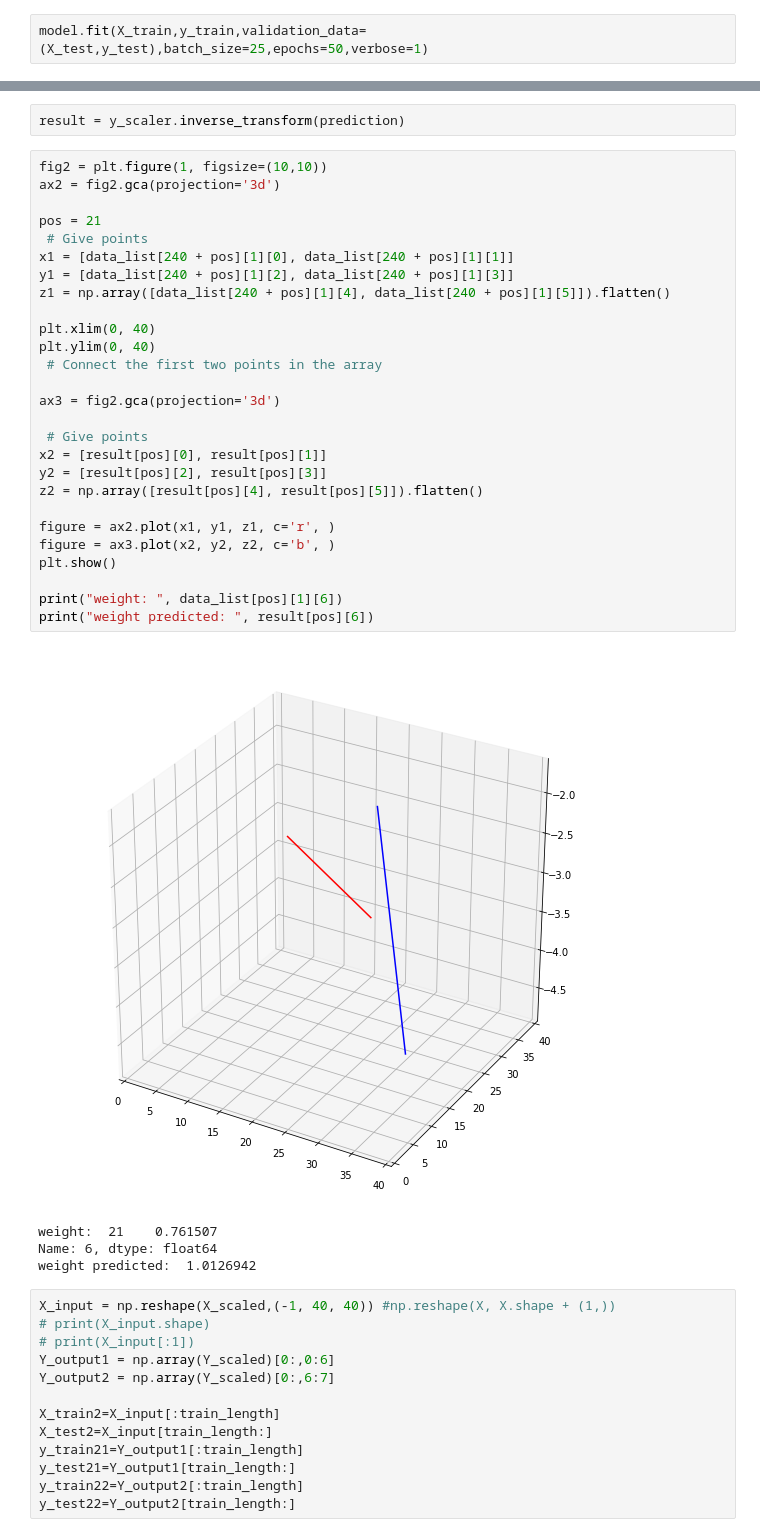
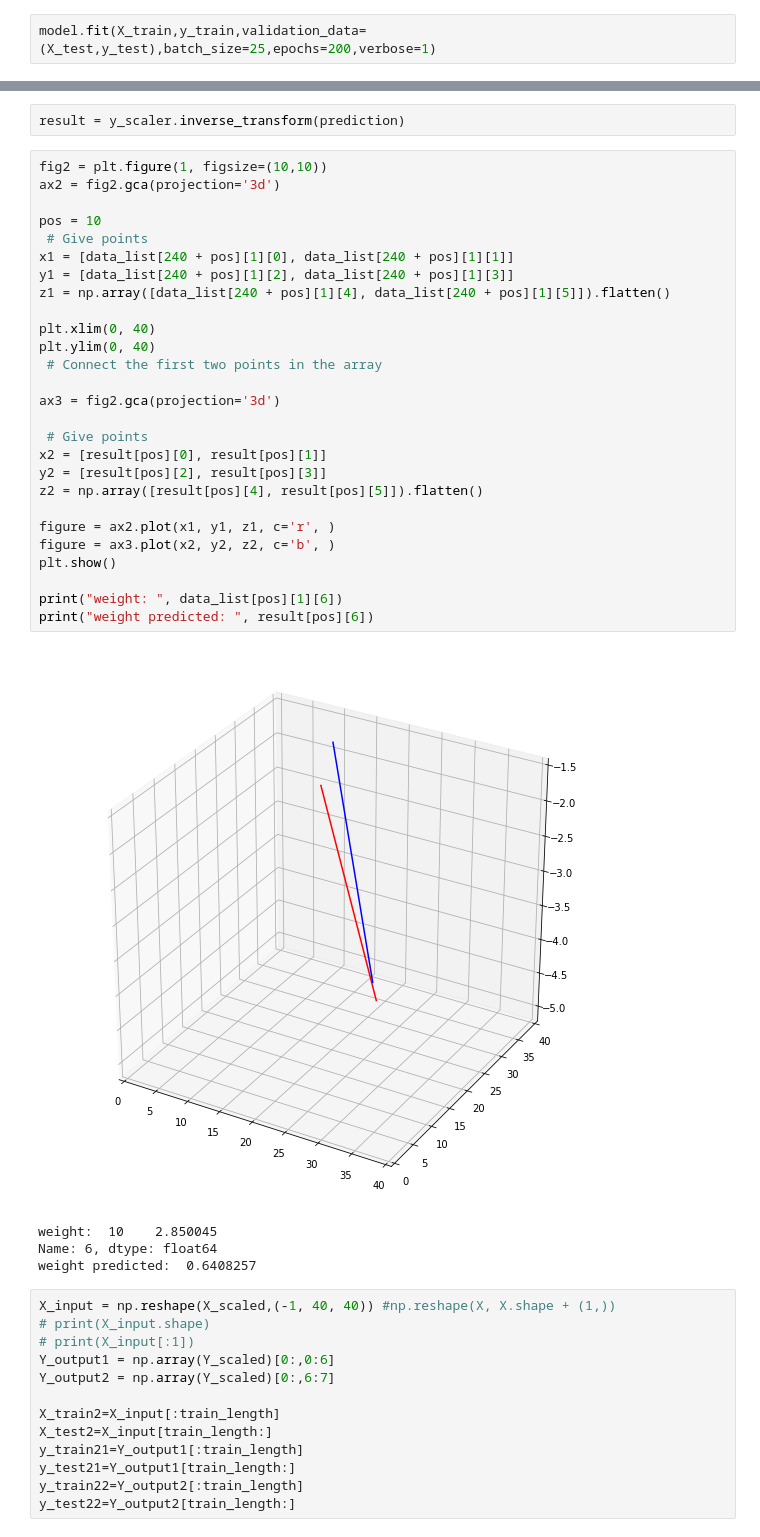
Before and after one commit to AnosovAndrey/Task, a Jupyter notebook: Untitled2.ipynb, the cells around one changed output, grey strips where cells are left out. Cells and saved outputs as stored; diff of their text form.

```diff
--- a/Untitled2.ipynb
+++ b/Untitled2.ipynb
@@ -149,5 +149,5 @@ Trainable params: 10,360,107
 Non-trainable params: 0
 _________________________________________________________________
 # %%
-model.fit(X_train,y_train,validation_data=(X_test,y_test),batch_size=25,epochs=50,verbose=1)
+model.fit(X_train,y_train,validation_data=(X_test,y_test),batch_size=25,epochs=200,verbose=1)
 # %% [output]
@@ -184,35 +184,35 @@ result = y_scaler.inverse_transform(prediction)
 # %%
 fig2 = plt.figure(1, figsize=(10,10))
 ax2 = fig2.gca(projection='3d')
 
-pos = 21
+pos = 10
  # Give points
 x1 = [data_list[240 + pos][1][0], data_list[240 + pos][1][1]]
 y1 = [data_list[240 + pos][1][2], data_list[240 + pos][1][3]]
 z1 = np.array([data_list[240 + pos][1][4], data_list[240 + pos][1][5]]).flatten()
 
 plt.xlim(0, 40)
 plt.ylim(0, 40)
  # Connect the first two points in the array
 
 ax3 = fig2.gca(projection='3d')
 
  # Give points
 x2 = [result[pos][0], result[pos][1]]
 y2 = [result[pos][2], result[pos][3]]
 z2 = np.array([result[pos][4], result[pos][5]]).flatten()
 
 figure = ax2.plot(x1, y1, z1, c='r', )
 figure = ax3.plot(x2, y2, z2, c='b', )
 plt.show()
 
 print("weight: ", data_list[pos][1][6])
 print("weight predicted: ", result[pos][6])
 # %% [output]
-[figure, old version]
+[figure, new version]
-weight:  21    0.761507
+weight:  10    2.850045
 Name: 6, dtype: float64
-weight predicted:  1.0126942
+weight predicted:  0.6408257
 # %%
 X_input = np.reshape(X_scaled,(-1, 40, 40)) #np.reshape(X, X.shape + (1,))
 # print(X_input.shape)
```
Also changed, not shown: parts of 18 cells of this notebook.
